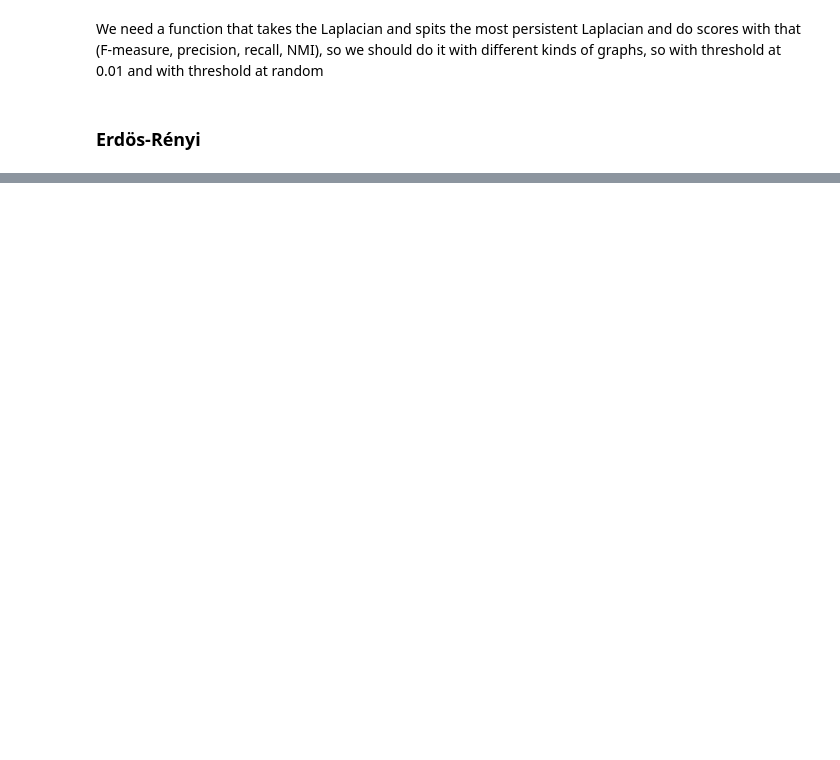
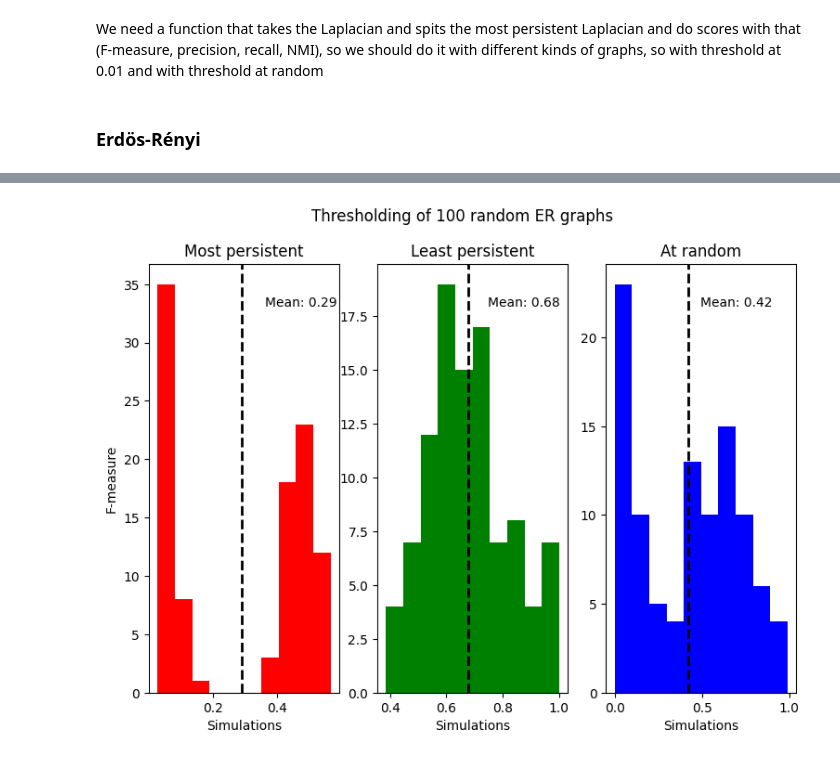
Before and after one commit to AndresCenteno/Masters-Thesis, a Jupyter notebook: persistence/persistent_thresholds.ipynb, the cells around one changed output, grey strips where cells are left out. Drawn from its saved outputs; the diff is of its cells as text; code cells hidden in the pictures; blank space fills up the shorter version.

```diff
--- a/persistence/persistent_thresholds.ipynb
+++ b/persistence/persistent_thresholds.ipynb
@@ -49,0 +143,28 @@ sc_persistent #hay que hacer mejor la sc_persistent
+# %%
+ER_array = np.load("trial15_typeER_experiments100_N20_reverseTrue_iter50.npy")
+# %%
+fig, axs = plt.subplots(1,3,figsize=(9,6))
+str = ["Most persistent","Least persistent","At random"]
+color = ['red','green','blue']
+
+for i in range(3):
+    axs[i].hist(ER_array[:,i],color=color[i])
+    axs[i].set_title(str[i])
+    axs[i].axvline(ER_array[:,i].mean(), color='black', linestyle='dashed', linewidth=2)
+    if i==1:
+        axs[i].text(ER_array[:,i].mean() + 0.07, axs[i].get_ylim()[1]*0.9, f"Mean: {ER_array[:,i].mean():.2f}", color='black')
+    elif i==2:
+        axs[i].text(ER_array[:,i].mean() + 0.07, axs[i].get_ylim()[1]*0.9, f"Mean: {ER_array[:,i].mean():.2f}", color='black')
+
+    else:
+        axs[i].text(ER_array[:,i].mean() + 0.07, axs[i].get_ylim()[1]*0.9, f"Mean: {ER_array[:,i].mean():.2f}", color='black')
+
+axs[0].set(xlabel='Simulations',ylabel='F-measure')
+axs[2].set(xlabel='Simulations')
+axs[1].set(xlabel='Simulations')
+
+fig.suptitle('Thresholding of 100 random ER graphs')
+plt.subplots_adjust(hspace=1)
+plt.savefig("ER_thresholding.png")
+# %% [output]
+[figure, added]
```
Also changed, not shown: parts of 9 cells of this notebook, 30 other files.
